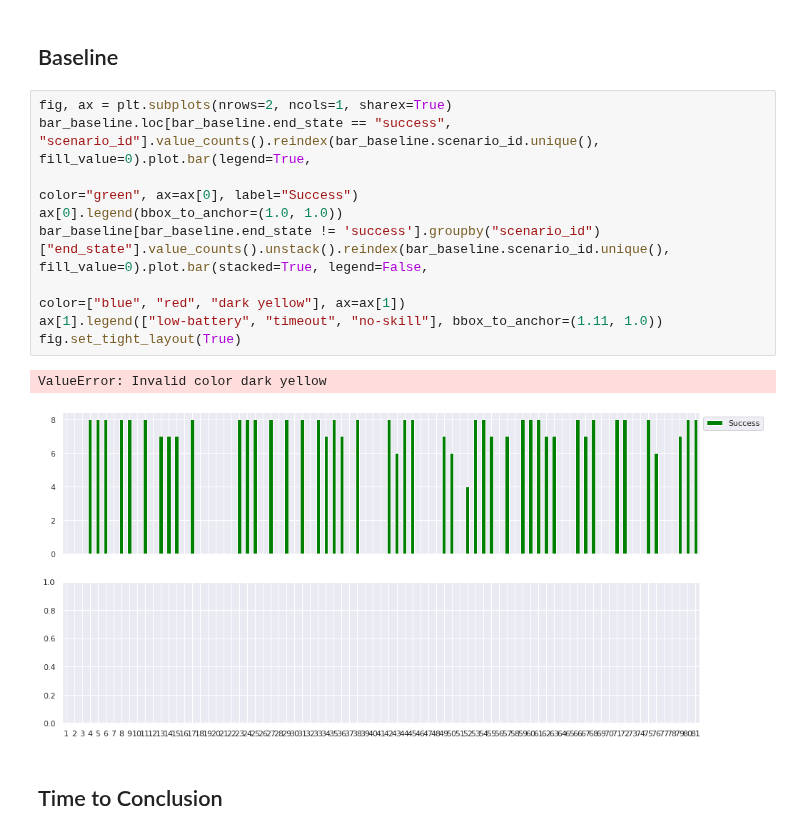
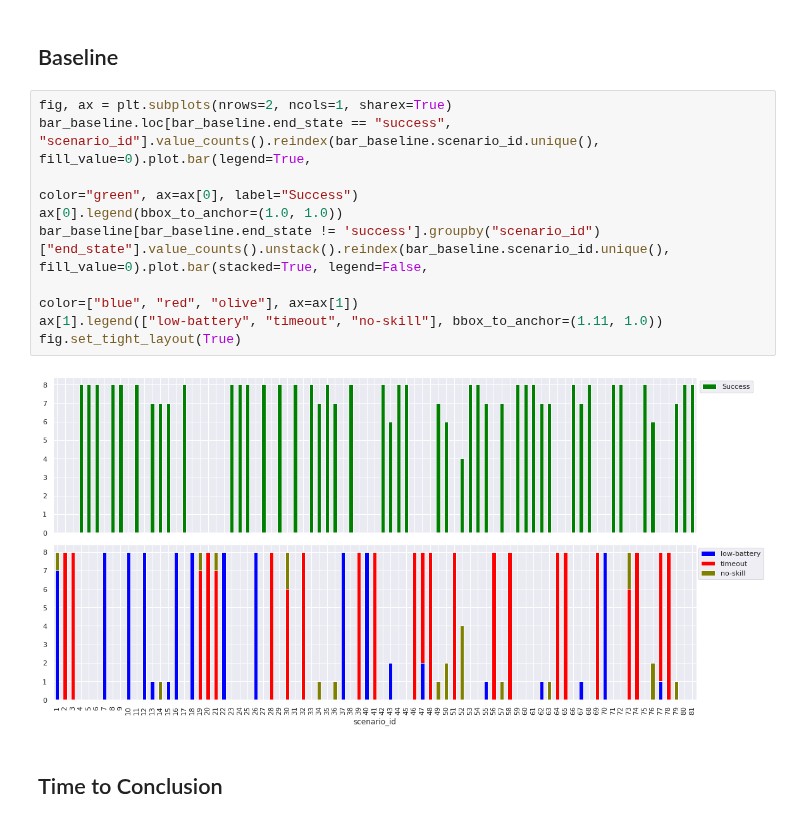
Before and after one commit to VicenteMoraes/hmrs_analysis, a Jupyter notebook: notebooks/Analysis.ipynb, the cells around one changed output. Saved outputs shown, nothing was run; the diff lists cells and outputs as text.

Commit message:
Changed plot color

```diff
--- a/notebooks/Analysis.ipynb
+++ b/notebooks/Analysis.ipynb
@@ -344,15 +344,14 @@ fig.set_tight_layout(True)
 # %%
 fig, ax = plt.subplots(nrows=2, ncols=1, sharex=True)
 bar_baseline.loc[bar_baseline.end_state == "success", "scenario_id"].value_counts().reindex(bar_baseline.scenario_id.unique(), fill_value=0).plot.bar(legend=True,
                                                                                                                       color="green", ax=ax[0], label="Success")
 ax[0].legend(bbox_to_anchor=(1.0, 1.0))
 bar_baseline[bar_baseline.end_state != 'success'].groupby("scenario_id")["end_state"].value_counts().unstack().reindex(bar_baseline.scenario_id.unique(), fill_value=0).plot.bar(stacked=True, legend=False,
-                                                                                                                      color=["blue", "red", "dark yellow"], ax=ax[1])
+                                                                                                                      color=["blue", "red", "olive"], ax=ax[1])
 ax[1].legend(["low-battery", "timeout", "no-skill"], bbox_to_anchor=(1.11, 1.0))
 fig.set_tight_layout(True)
 # %% [output]
-ValueError: Invalid color dark yellow
-[figure, old version]
+[figure, new version]
 # %% [markdown]
 ## Time to Conclusion
 # %%
```
